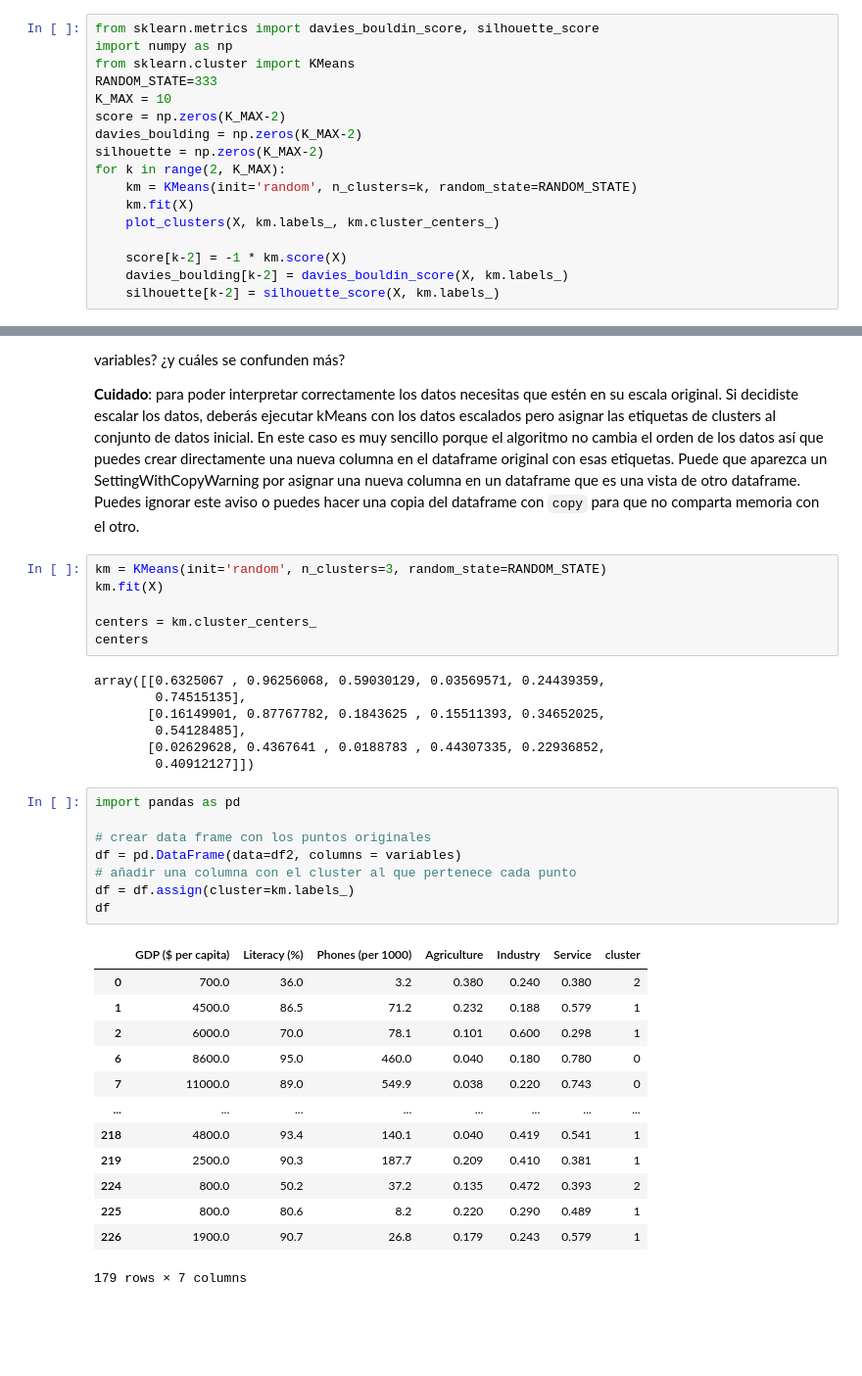
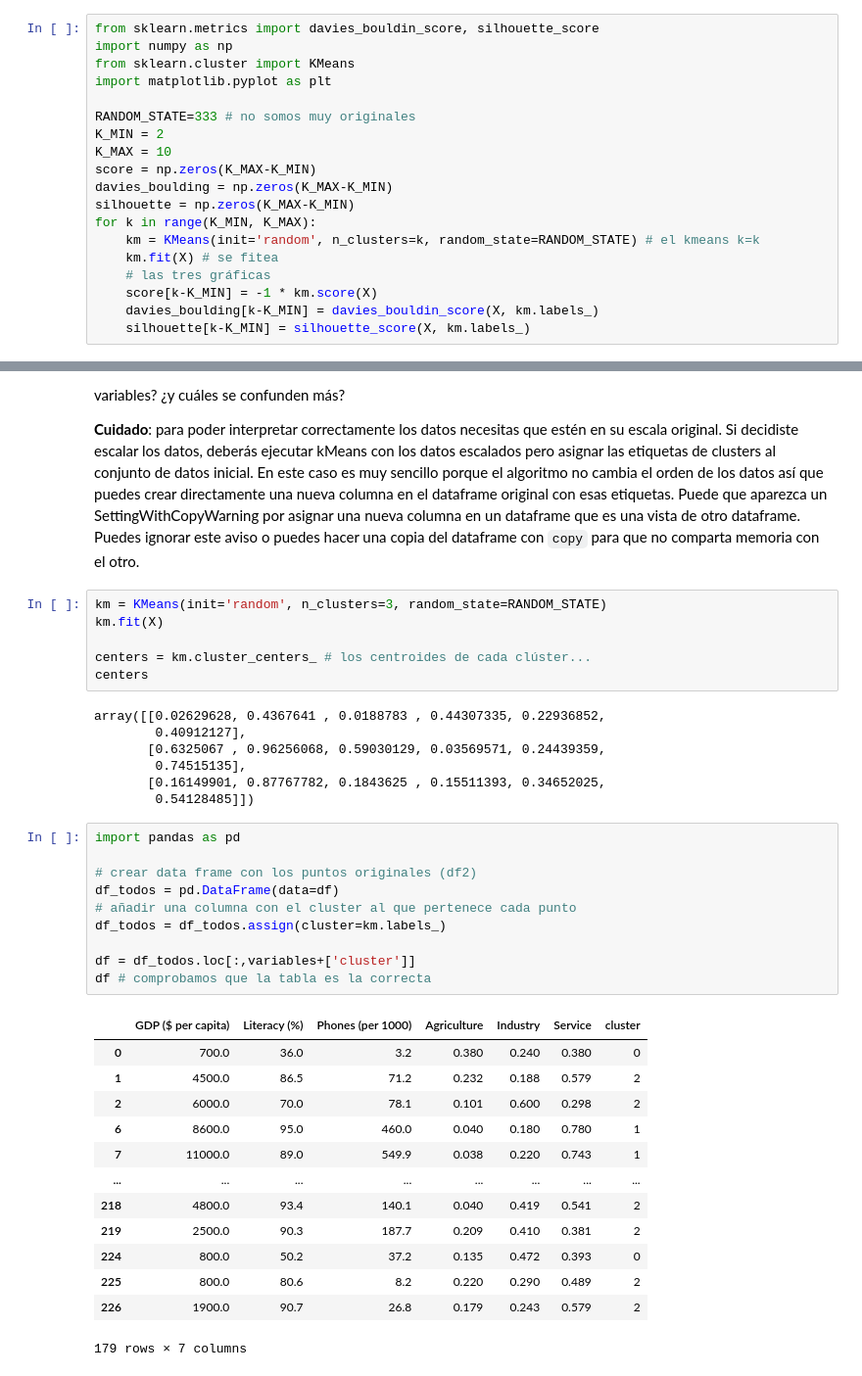
Before and after one commit to celrm/ia-pr2, a Jupyter notebook: P1_clustering.ipynb, the cells around one changed output, grey strips where cells are left out. Shown at 98% size. Drawn from its saved outputs; the diff is of its cells as text; blank space fills up the shorter version.

```diff
--- a/P1_clustering.ipynb
+++ b/P1_clustering.ipynb
@@ -144,16 +130,18 @@ def plot_clusters(X, labels=None, centers=None):
 from sklearn.metrics import davies_bouldin_score, silhouette_score
 import numpy as np
 from sklearn.cluster import KMeans
-RANDOM_STATE=333
+import matplotlib.pyplot as plt
+
+RANDOM_STATE=333 # no somos muy originales
+K_MIN = 2
 K_MAX = 10
-score = np.zeros(K_MAX-2)
-davies_boulding = np.zeros(K_MAX-2)
-silhouette = np.zeros(K_MAX-2)
-for k in range(2, K_MAX):
-    km = KMeans(init='random', n_clusters=k, random_state=RANDOM_STATE)
-    km.fit(X)
-    plot_clusters(X, km.labels_, km.cluster_centers_)
-
-    score[k-2] = -1 * km.score(X)
-    davies_boulding[k-2] = davies_bouldin_score(X, km.labels_)
-    silhouette[k-2] = silhouette_score(X, km.labels_)
+score = np.zeros(K_MAX-K_MIN)
+davies_boulding = np.zeros(K_MAX-K_MIN)
+silhouette = np.zeros(K_MAX-K_MIN)
+for k in range(K_MIN, K_MAX):
+    km = KMeans(init='random', n_clusters=k, random_state=RANDOM_STATE) # el kmeans k=k
+    km.fit(X) # se fitea
+    # las tres gráficas
+    score[k-K_MIN] = -1 * km.score(X)
+    davies_boulding[k-K_MIN] = davies_bouldin_score(X, km.labels_)
+    silhouette[k-K_MIN] = silhouette_score(X, km.labels_)
@@ -207,36 +186,38 @@ __Cuidado__: para poder interpretar correctamente los datos necesitas que estén
 km = KMeans(init='random', n_clusters=3, random_state=RANDOM_STATE)
 km.fit(X)
 
-centers = km.cluster_centers_
+centers = km.cluster_centers_ # los centroides de cada clúster...
 centers
 # %% [output]
-array([[0.6325067 , 0.96256068, 0.59030129, 0.03569571, 0.24439359,
+array([[0.02629628, 0.4367641 , 0.0188783 , 0.44307335, 0.22936852,
+        0.40912127],
+       [0.6325067 , 0.96256068, 0.59030129, 0.03569571, 0.24439359,
         0.74515135],
        [0.16149901, 0.87767782, 0.1843625 , 0.15511393, 0.34652025,
-        0.54128485],
-       [0.02629628, 0.4367641 , 0.0188783 , 0.44307335, 0.22936852,
-        0.40912127]])
+        0.54128485]])
 # %%
 import pandas as pd
 
-# crear data frame con los puntos originales
-df = pd.DataFrame(data=df2, columns = variables)
+# crear data frame con los puntos originales (df2)
+df_todos = pd.DataFrame(data=df)
 # añadir una columna con el cluster al que pertenece cada punto
-df = df.assign(cluster=km.labels_)
-df
+df_todos = df_todos.assign(cluster=km.labels_)
+
+df = df_todos.loc[:,variables+['cluster']]
+df # comprobamos que la tabla es la correcta
 # %% [output]
 |  | GDP ($ per capita) | Literacy (%) | Phones (per 1000) | Agriculture | Industry | Service | cluster |
-| 0 | 700.0 | 36.0 | 3.2 | 0.380 | 0.240 | 0.380 | 2 |
-| 1 | 4500.0 | 86.5 | 71.2 | 0.232 | 0.188 | 0.579 | 1 |
-| 2 | 6000.0 | 70.0 | 78.1 | 0.101 | 0.600 | 0.298 | 1 |
-| 6 | 8600.0 | 95.0 | 460.0 | 0.040 | 0.180 | 0.780 | 0 |
-| 7 | 11000.0 | 89.0 | 549.9 | 0.038 | 0.220 | 0.743 | 0 |
+| 0 | 700.0 | 36.0 | 3.2 | 0.380 | 0.240 | 0.380 | 0 |
+| 1 | 4500.0 | 86.5 | 71.2 | 0.232 | 0.188 | 0.579 | 2 |
+| 2 | 6000.0 | 70.0 | 78.1 | 0.101 | 0.600 | 0.298 | 2 |
+| 6 | 8600.0 | 95.0 | 460.0 | 0.040 | 0.180 | 0.780 | 1 |
+| 7 | 11000.0 | 89.0 | 549.9 | 0.038 | 0.220 | 0.743 | 1 |
 | ... | ... | ... | ... | ... | ... | ... | ... |
-| 218 | 4800.0 | 93.4 | 140.1 | 0.040 | 0.419 | 0.541 | 1 |
-| 219 | 2500.0 | 90.3 | 187.7 | 0.209 | 0.410 | 0.381 | 1 |
-| 224 | 800.0 | 50.2 | 37.2 | 0.135 | 0.472 | 0.393 | 2 |
-| 225 | 800.0 | 80.6 | 8.2 | 0.220 | 0.290 | 0.489 | 1 |
-| 226 | 1900.0 | 90.7 | 26.8 | 0.179 | 0.243 | 0.579 | 1 |
+| 218 | 4800.0 | 93.4 | 140.1 | 0.040 | 0.419 | 0.541 | 2 |
+| 219 | 2500.0 | 90.3 | 187.7 | 0.209 | 0.410 | 0.381 | 2 |
+| 224 | 800.0 | 50.2 | 37.2 | 0.135 | 0.472 | 0.393 | 0 |
+| 225 | 800.0 | 80.6 | 8.2 | 0.220 | 0.290 | 0.489 | 2 |
+| 226 | 1900.0 | 90.7 | 26.8 | 0.179 | 0.243 | 0.579 | 2 |
 179 rows × 7 columns
 # %%
 # mostramos la matriz transpuesta para que la info salga en vertical
```
Also changed, not shown: parts of 33 cells of this notebook.
